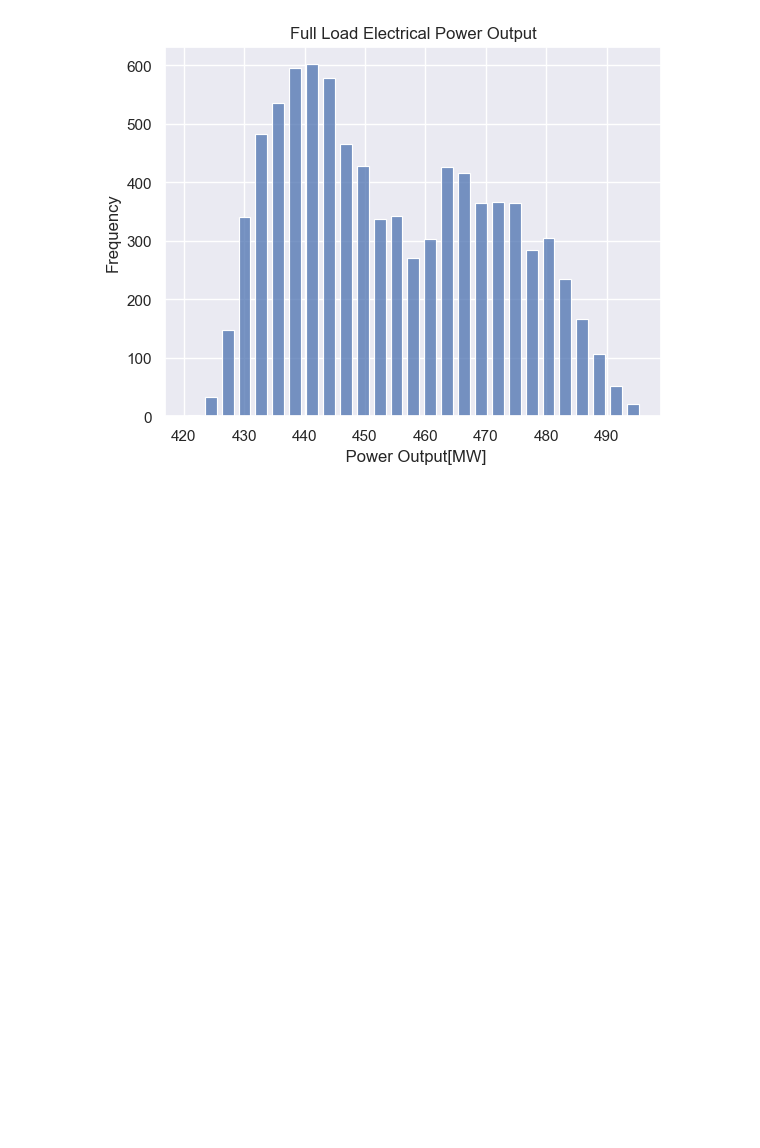
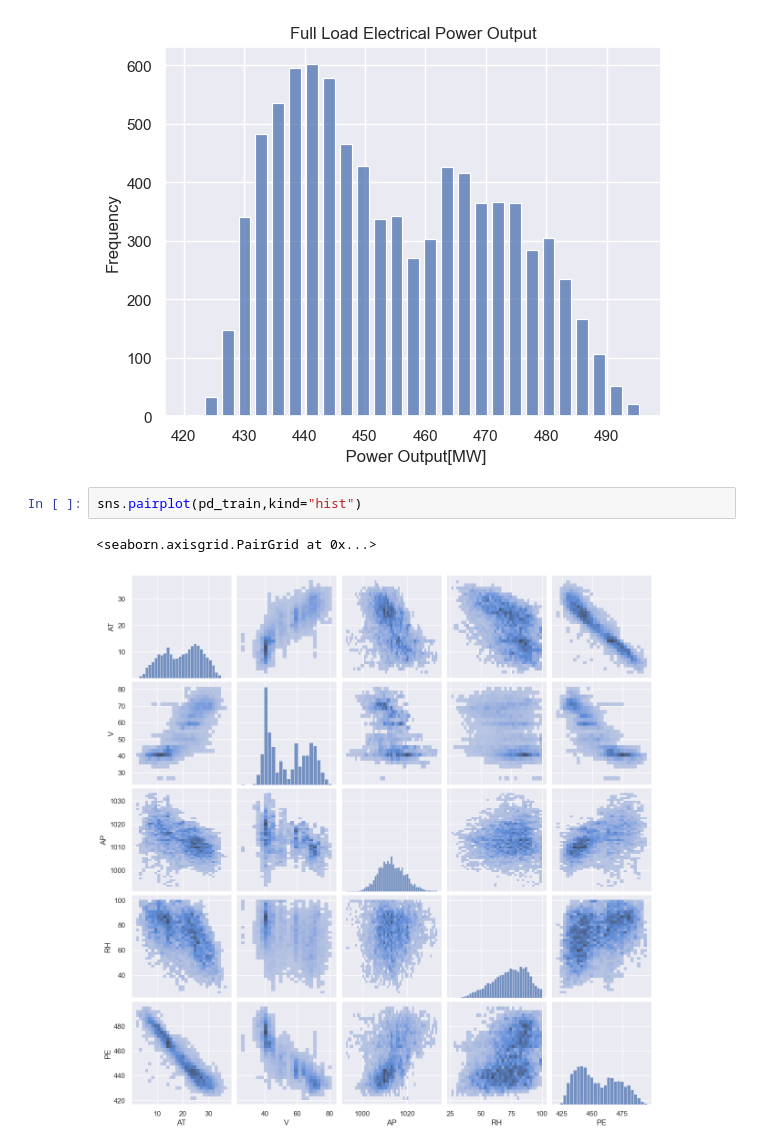
Before and after one commit to szilagyi93/regression, a Jupyter notebook: 01_main/regression_ccpp.ipynb, the cells around one changed output. Drawn from its saved outputs; the diff is of its cells as text; blank space fills up the shorter version.

Commit message:
pairplot

```diff
--- a/01_main/regression_ccpp.ipynb
+++ b/01_main/regression_ccpp.ipynb
@@ -179,3 +179,8 @@ ax.set(title='Full Load Electrical Power Output',
  Text(0.5, 0, ' Power Output[MW]'),
  Text(0, 0.5, 'Frequency')]
 [figure]
+# %%
+sns.pairplot(pd_train,kind="hist")
+# %% [output]
+<seaborn.axisgrid.PairGrid at 0x...>
+[figure, added]
```
